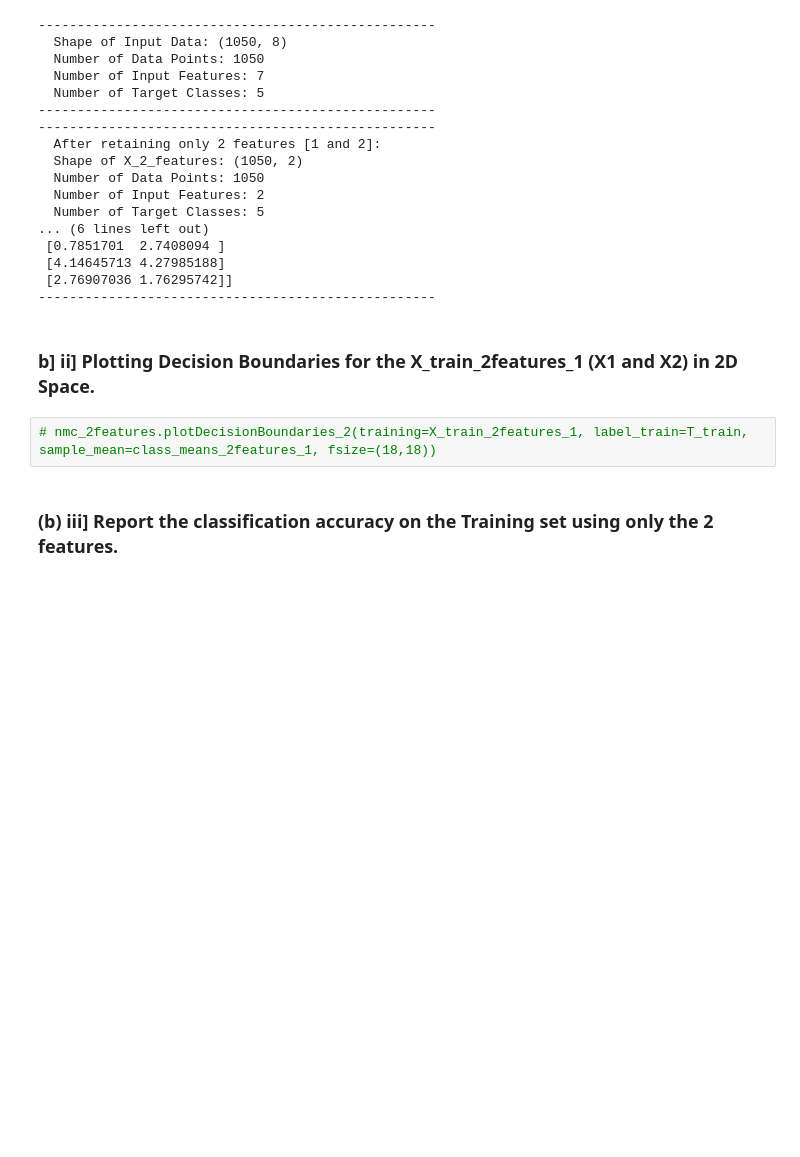
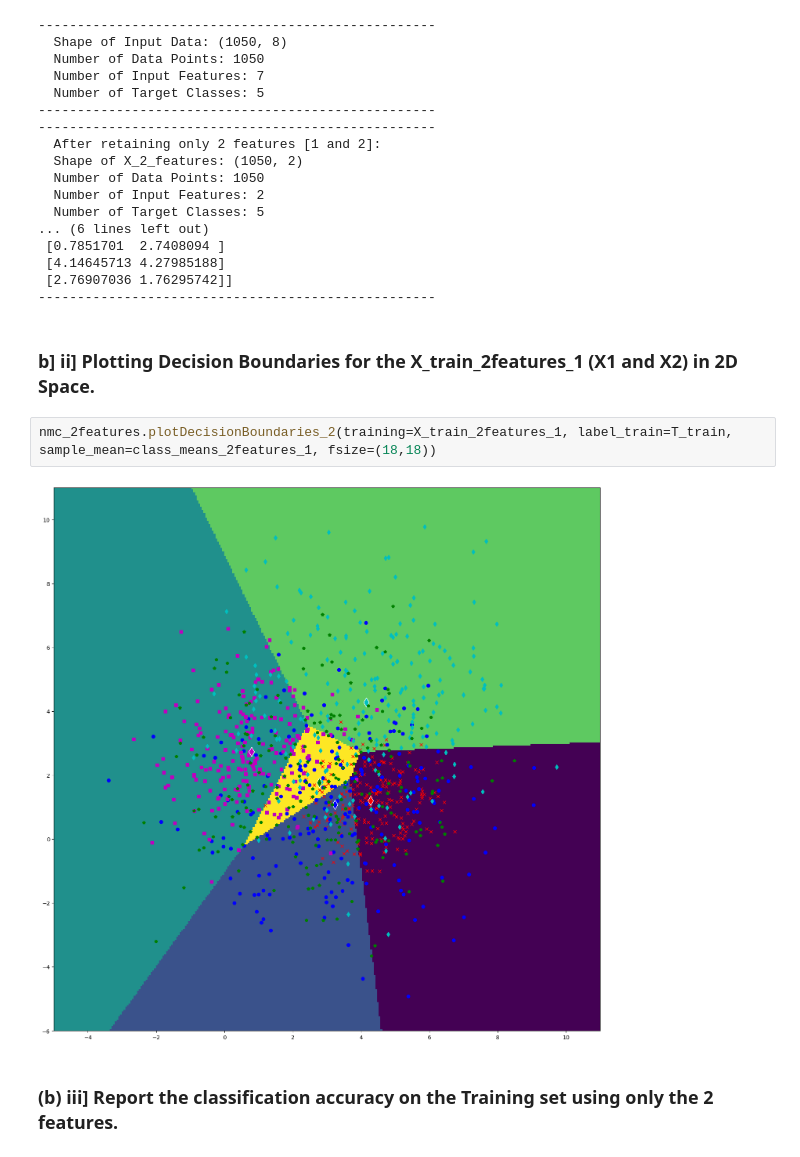
Before and after one commit to SudeshKumarSK/ee559-mlOne, a Jupyter notebook: HW-2/HomeworkTwo.ipynb, the cells around one changed output. Saved outputs shown, nothing was run; the diff lists cells and outputs as text; blank space fills up the shorter version.

```diff
--- a/HW-2/HomeworkTwo.ipynb
+++ b/HW-2/HomeworkTwo.ipynb
@@ -159,7 +161,9 @@ Y_hat_train_2features_1 = nmc_2features.classify(X=X_train_2features_1, sample_m
 # %% [markdown]
 ### b] ii] Plotting Decision Boundaries for the X_train_2features_1 (X1 and X2) in 2D Space.
 # %%
-# nmc_2features.plotDecisionBoundaries_2(training=X_train_2features_1, label_train=T_train, sample_mean=class_means_2features_1, fsize=(18,18))
+nmc_2features.plotDecisionBoundaries_2(training=X_train_2features_1, label_train=T_train, sample_mean=class_means_2features_1, fsize=(18,18))
+# %% [output]
+[figure, added]
 # %% [markdown]
 ### (b) iii] Report the classification accuracy on the Training set using only the 2 features.
 # %%
```
Also changed, not shown: parts of 36 cells of this notebook.
